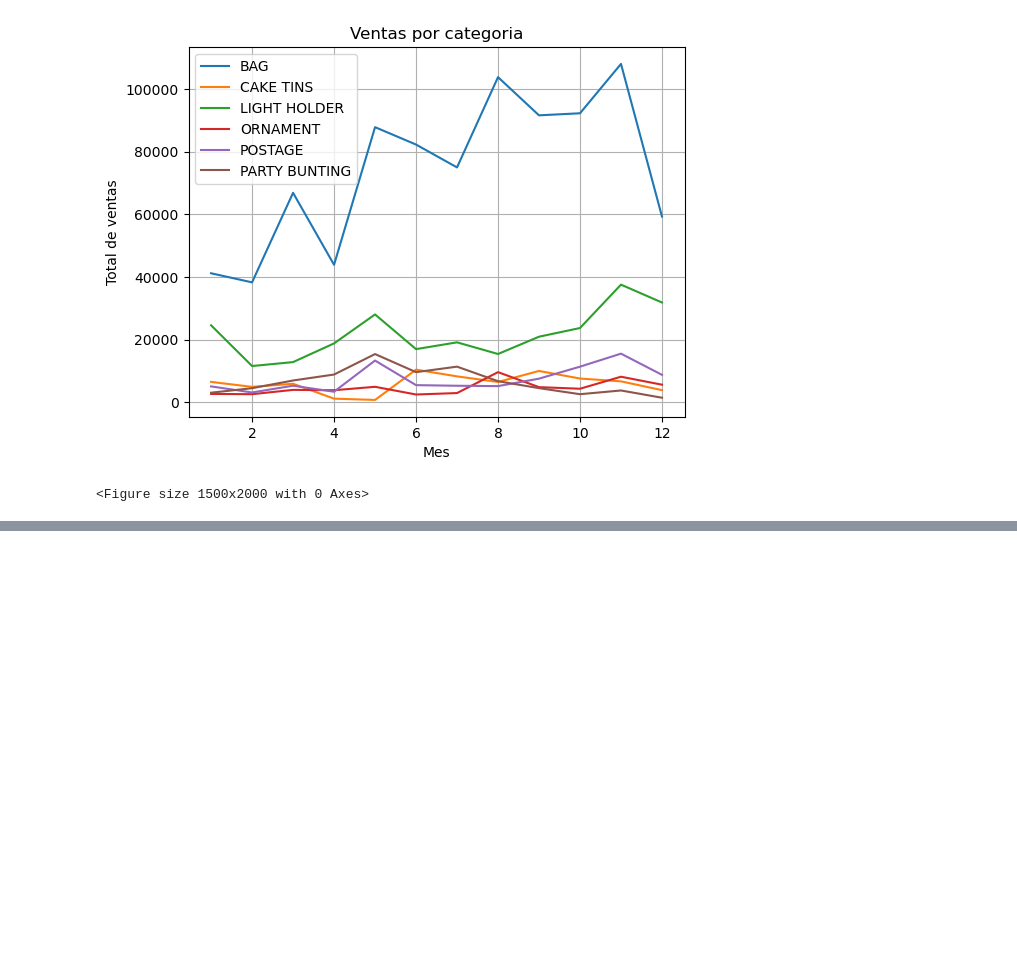
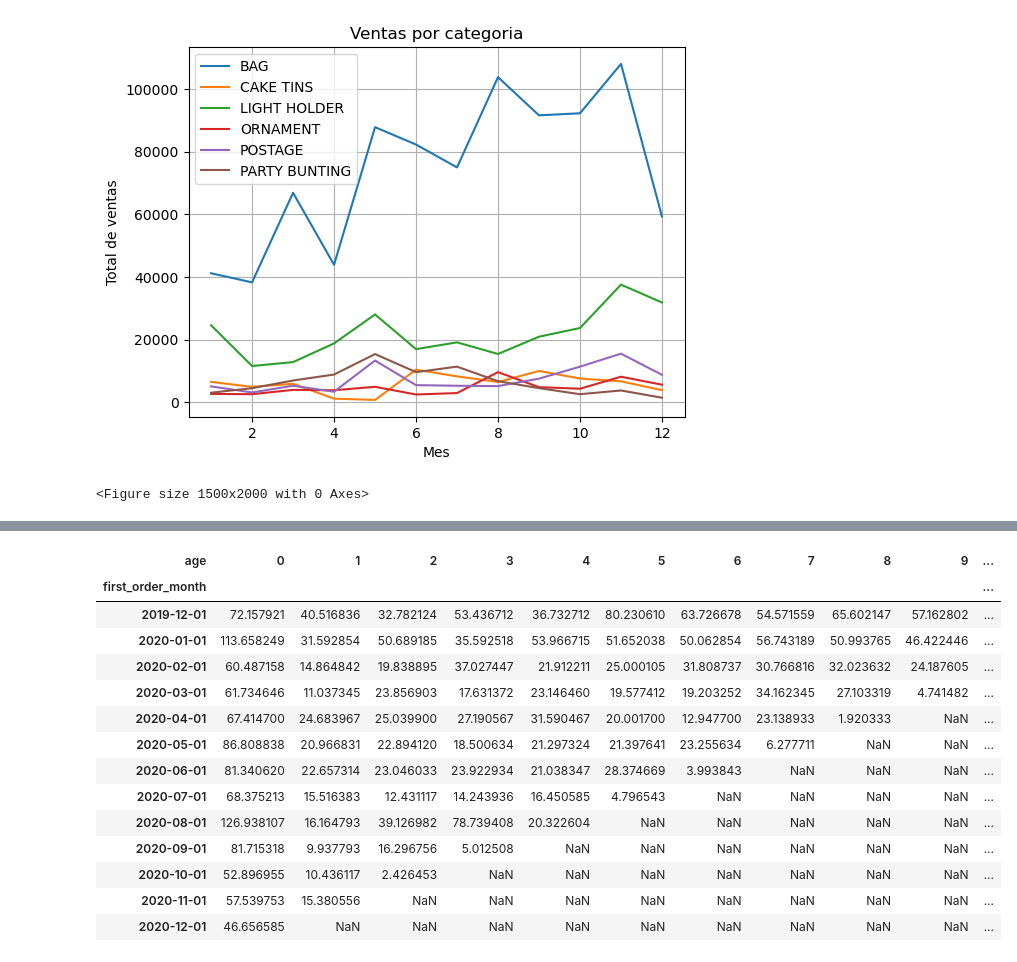
Before and after one commit to alan-caballero-g/Hackaton-Retail-Challenge-2024, a Jupyter notebook: datasets/Retail_Challenge.ipynb, the cells around one changed output, grey strips where cells are left out. Cells and saved outputs as stored; diff of their text form; code cells hidden in the pictures; blank space fills up the shorter version.

```diff
--- a/datasets/Retail_Challenge.ipynb
+++ b/datasets/Retail_Challenge.ipynb
@@ -1276,0 +1480,4 @@ Axes(0.125,0.11;0.775x0.77) Text(0.5, 1.0, 'Ventas por categoria') Text(0.5, 0,
+# %%
+#Creemos cohortes. Vamos a agregar los meses de la primera compra de los clientes a la tabla de facturas
+data_complete_product = pd.merge(df_categorias,first_orders_product, on='customer_id')
+data_complete_product.sample(10)
@@ -1276,0 +1539,21 @@ Axes(0.125,0.11;0.775x0.77) Text(0.5, 1.0, 'Ventas por categoria') Text(0.5, 0,
+# %%
+report_product['ltv']=report_product['amount'] / report['n_buyers']
+output2 = report_product.pivot_table(index='first_order_month', columns='age', values='ltv')
+
+output2
+# %% [output]
+| age | 0 | 1 | 2 | 3 | 4 | 5 | 6 | 7 | 8 | 9 | ... |
+| first_order_month |  |  |  |  |  |  |  |  |  |  | ... |
+| 2019-12-01 | 72.157921 | 40.516836 | 32.782124 | 53.436712 | 36.732712 | 80.230610 | 63.726678 | 54.571559 | 65.602147 | 57.162802 | ... |
+| 2020-01-01 | 113.658249 | 31.592854 | 50.689185 | 35.592518 | 53.966715 | 51.652038 | 50.062854 | 56.743189 | 50.993765 | 46.422446 | ... |
+| 2020-02-01 | 60.487158 | 14.864842 | 19.838895 | 37.027447 | 21.912211 | 25.000105 | 31.808737 | 30.766816 | 32.023632 | 24.187605 | ... |
+| 2020-03-01 | 61.734646 | 11.037345 | 23.856903 | 17.631372 | 23.146460 | 19.577412 | 19.203252 | 34.162345 | 27.103319 | 4.741482 | ... |
+| 2020-04-01 | 67.414700 | 24.683967 | 25.039900 | 27.190567 | 31.590467 | 20.001700 | 12.947700 | 23.138933 | 1.920333 | NaN | ... |
+| 2020-05-01 | 86.808838 | 20.966831 | 22.894120 | 18.500634 | 21.297324 | 21.397641 | 23.255634 | 6.277711 | NaN | NaN | ... |
+| 2020-06-01 | 81.340620 | 22.657314 | 23.046033 | 23.922934 | 21.038347 | 28.374669 | 3.993843 | NaN | NaN | NaN | ... |
+| 2020-07-01 | 68.375213 | 15.516383 | 12.431117 | 14.243936 | 16.450585 | 4.796543 | NaN | NaN | NaN | NaN | ... |
+| 2020-08-01 | 126.938107 | 16.164793 | 39.126982 | 78.739408 | 20.322604 | NaN | NaN | NaN | NaN | NaN | ... |
+| 2020-09-01 | 81.715318 | 9.937793 | 16.296756 | 5.012508 | NaN | NaN | NaN | NaN | NaN | NaN | ... |
+| 2020-10-01 | 52.896955 | 10.436117 | 2.426453 | NaN | NaN | NaN | NaN | NaN | NaN | NaN | ... |
+| 2020-11-01 | 57.539753 | 15.380556 | NaN | NaN | NaN | NaN | NaN | NaN | NaN | NaN | ... |
+| 2020-12-01 | 46.656585 | NaN | NaN | NaN | NaN | NaN | NaN | NaN | NaN | NaN | ... |
```
Also changed, not shown: parts of 26 cells of this notebook.
